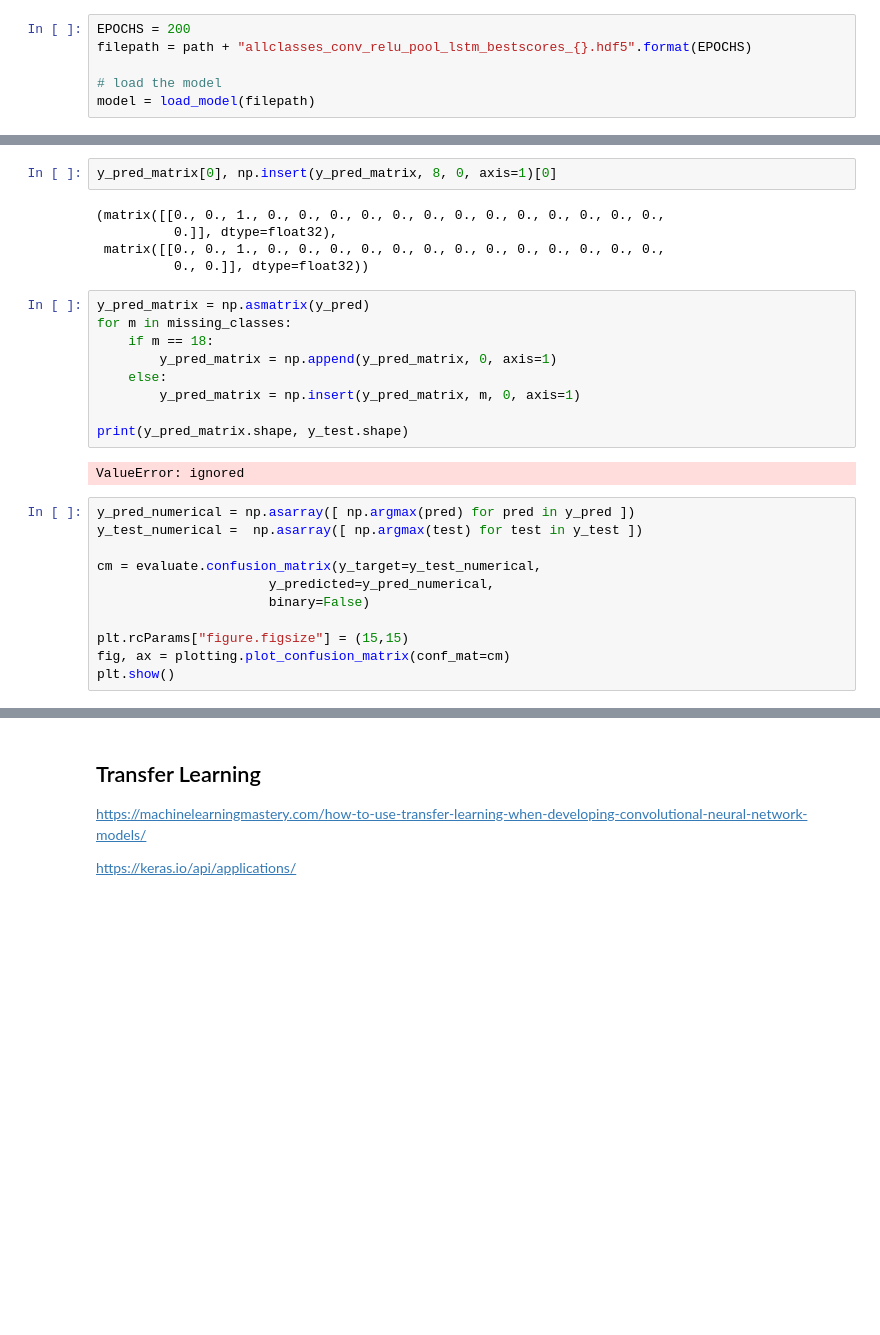
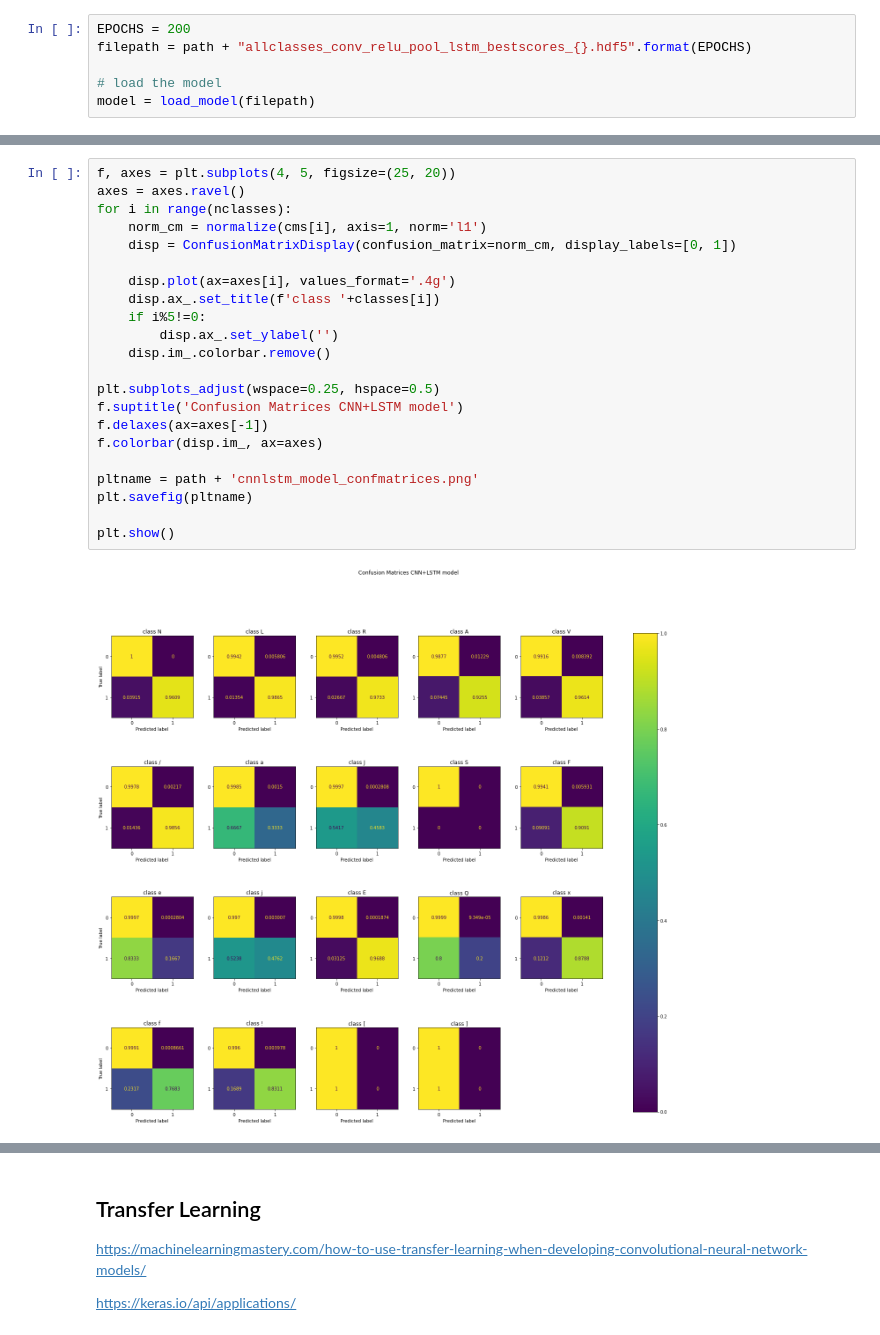
Before and after one commit to fdzcampos/ecg_ecm_classification, a Jupyter notebook: ECG_classification.ipynb, the cells around one changed output, grey strips where cells are left out. Saved outputs shown, nothing was run; the diff lists cells and outputs as text; blank space fills up the shorter version.

```diff
--- a/ECG_classification.ipynb
+++ b/ECG_classification.ipynb
@@ -900,29 +964,24 @@ Evaluate on test data
-# %%
-y_pred_matrix[0], np.insert(y_pred_matrix, 8, 0, axis=1)[0]
-# %% [output]
-(matrix([[0., 0., 1., 0., 0., 0., 0., 0., 0., 0., 0., 0., 0., 0., 0., 0.,
-          0.]], dtype=float32),
- matrix([[0., 0., 1., 0., 0., 0., 0., 0., 0., 0., 0., 0., 0., 0., 0., 0.,
-          0., 0.]], dtype=float32))
-# %%
-y_pred_matrix = np.asmatrix(y_pred)
-for m in missing_classes:
-    if m == 18:
-        y_pred_matrix = np.append(y_pred_matrix, 0, axis=1)
-    else:
-        y_pred_matrix = np.insert(y_pred_matrix, m, 0, axis=1)
-
-print(y_pred_matrix.shape, y_test.shape)
-# %% [output]
-ValueError: ignored
-# %%
-y_pred_numerical = np.asarray([ np.argmax(pred) for pred in y_pred ])
-y_test_numerical =  np.asarray([ np.argmax(test) for test in y_test ])
-
-cm = evaluate.confusion_matrix(y_target=y_test_numerical,
-                      y_predicted=y_pred_numerical,
-                      binary=False)
-
-plt.rcParams["figure.figsize"] = (15,15)
-fig, ax = plotting.plot_confusion_matrix(conf_mat=cm)
-plt.show()
+# %%
+f, axes = plt.subplots(4, 5, figsize=(25, 20))
+axes = axes.ravel()
+for i in range(nclasses):
+    norm_cm = normalize(cms[i], axis=1, norm='l1')
+    disp = ConfusionMatrixDisplay(confusion_matrix=norm_cm, display_labels=[0, 1])
+
+    disp.plot(ax=axes[i], values_format='.4g')
+    disp.ax_.set_title(f'class '+classes[i])
+    if i%5!=0:
+        disp.ax_.set_ylabel('')
+    disp.im_.colorbar.remove()
+
+plt.subplots_adjust(wspace=0.25, hspace=0.5)
+f.suptitle('Confusion Matrices CNN+LSTM model')
+f.delaxes(ax=axes[-1])
+f.colorbar(disp.im_, ax=axes)
+
+pltname = path + 'cnnlstm_model_confmatrices.png'
+plt.savefig(pltname)
+
+plt.show()
+# %% [output]
+[figure, added]
```
Also changed, not shown: parts of 19 cells of this notebook.
